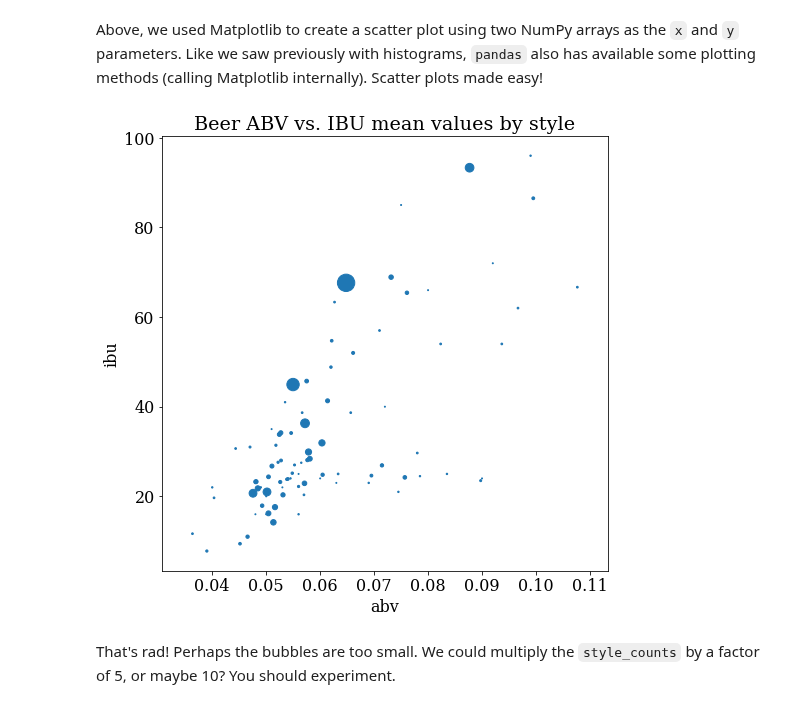
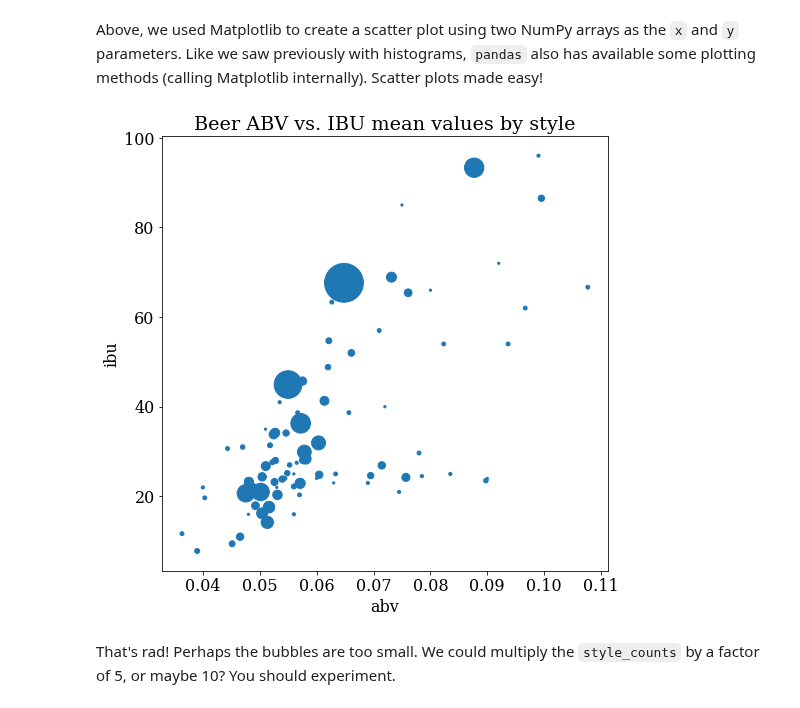
Before and after one commit to N0t10n/Strive_school, a Jupyter notebook: M1_Math/06. Advanced Stats/notebooks_en/2_Seeing_Stats.ipynb, the cells around one changed output. Cells and saved outputs as stored; diff of their text form; code cells hidden in the pictures.

```diff
--- a/M1_Math/06. Advanced Stats/notebooks_en/2_Seeing_Stats.ipynb
+++ b/M1_Math/06. Advanced Stats/notebooks_en/2_Seeing_Stats.ipynb
@@ -524,10 +524,10 @@ Name: style, dtype: int64
 Above, we used Matplotlib to create a scatter plot using two NumPy arrays as the `x` and `y` parameters. Like we saw previously with histograms, `pandas` also has available some plotting methods (calling Matplotlib internally). Scatter plots made easy!
 # %%
 style_means.plot.scatter(figsize=(8,8),
-                         x='abv', y='ibu', s=style_counts,
+                         x='abv', y='ibu', s=style_counts * 5,
                          title='Beer ABV vs. IBU mean values by style');
 # %% [output]
-[figure, old version]
+[figure, new version]
 # %% [markdown]
 That's rad! Perhaps the bubbles are too small. We could multiply the `style_counts` by a factor of 5, or maybe 10? You should experiment.
 # %% [markdown]
```
Also changed, not shown: parts of 3 cells of this notebook.
